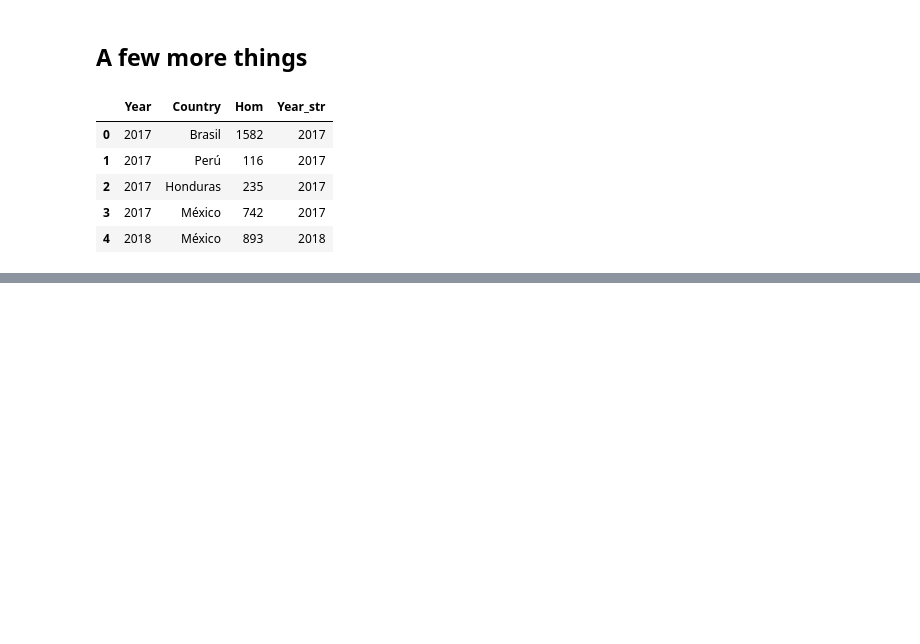
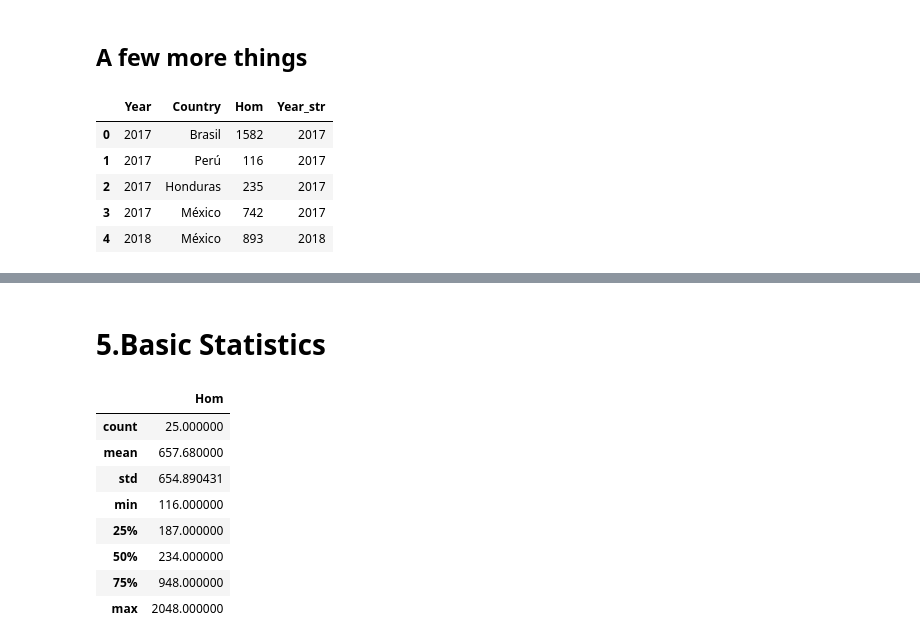
Before and after one commit to glenda2912/Tous12, a Jupyter notebook: Feminicides_(exam_2).ipynb, the cells around one changed output, grey strips where cells are left out. Drawn from its saved outputs; the diff is of its cells as text; code cells hidden in the pictures; blank space fills up the shorter version.

```diff
--- a/Feminicides_(exam_2).ipynb
+++ b/Feminicides_(exam_2).ipynb
@@ -88,0 +122,15 @@ pp.head()
+# %% [markdown]
+# **5.Basic Statistics**
+# %%
+# By variable
+pp[['Hom']].describe()
+# %% [output]
+|  | Hom |
+| count | 25.000000 |
+| mean | 657.680000 |
+| std | 654.890431 |
+| min | 116.000000 |
+| 25% | 187.000000 |
+| 50% | 234.000000 |
+| 75% | 948.000000 |
+| max | 2048.000000 |
```
Also changed, not shown: parts of 17 cells of this notebook.
